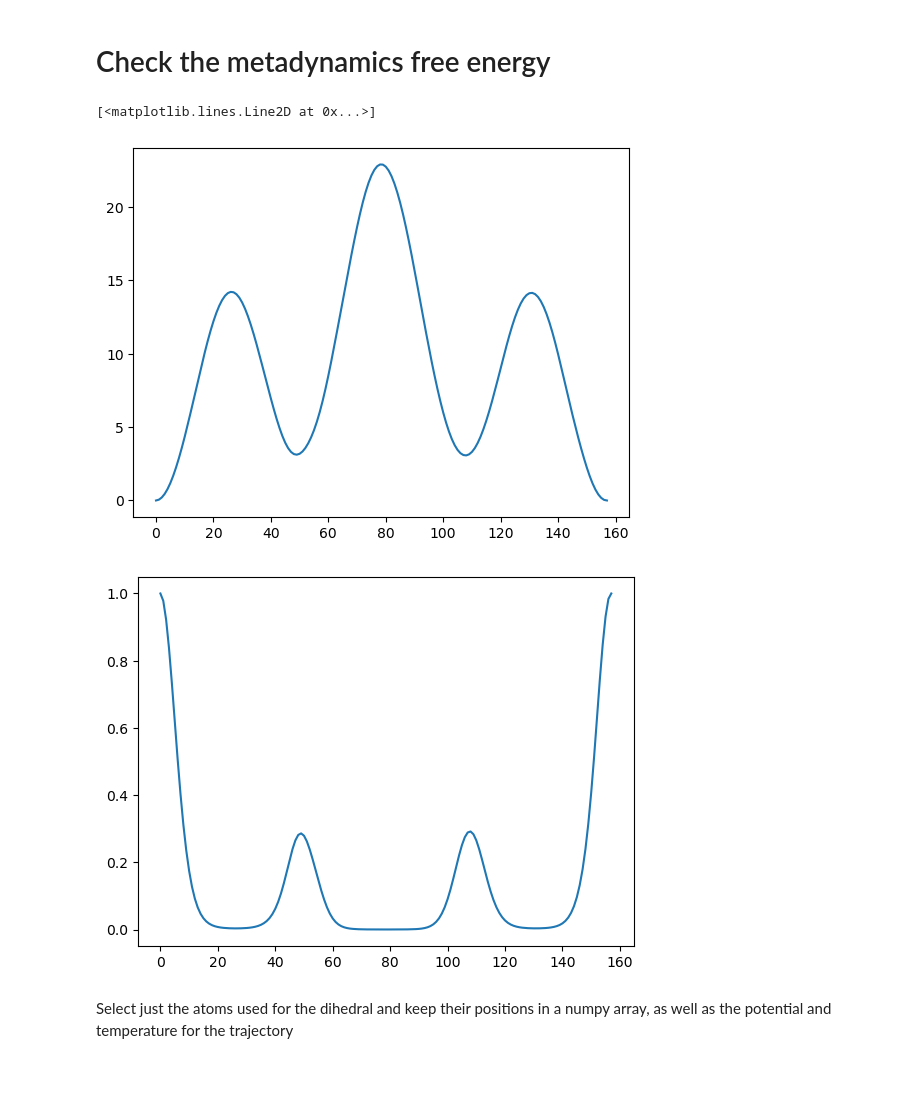
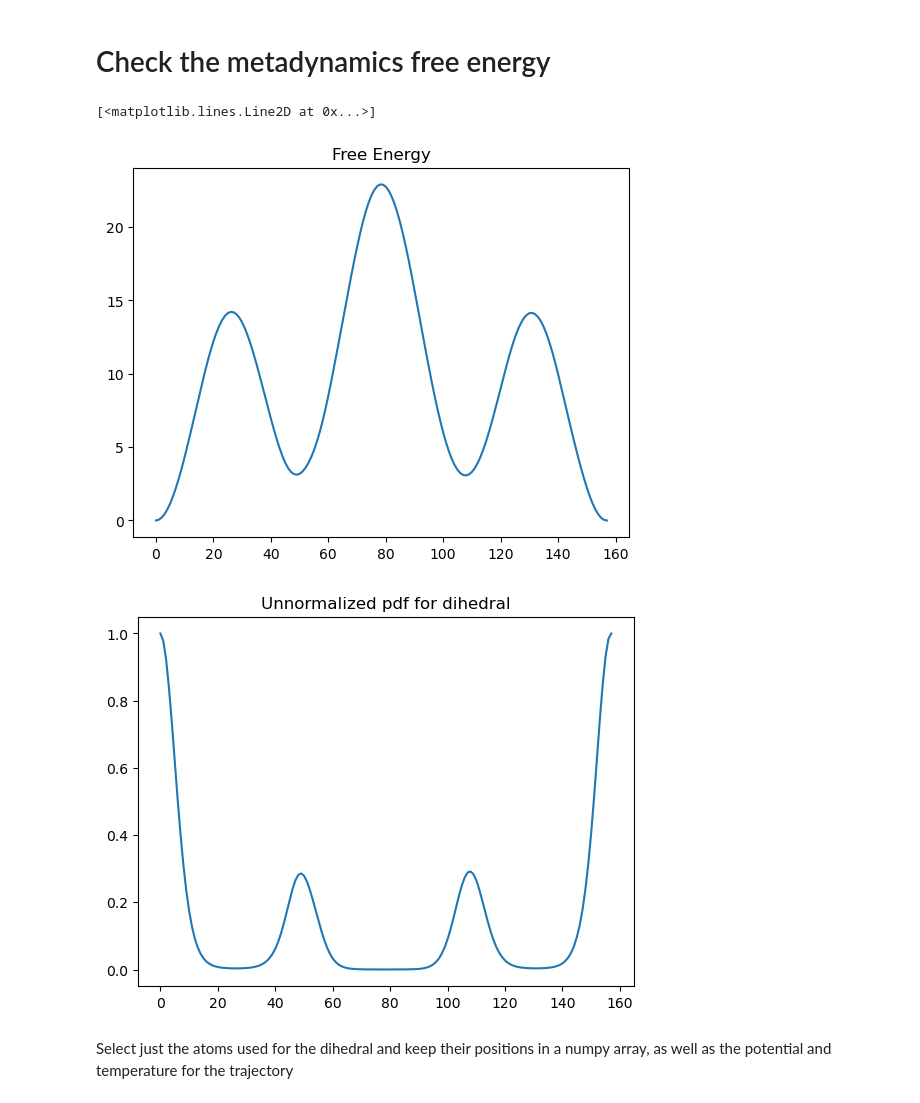
Before and after one commit to aevans1/butane, a Jupyter notebook: script/butane_openmm_metadynamics_alternate.ipynb, the cells around one changed output. Drawn from its saved outputs; the diff is of its cells as text; code cells hidden in the pictures; blank space fills up the shorter version.

Commit message:
small fix for plots

```diff
--- a/script/butane_openmm_metadynamics_alternate.ipynb
+++ b/script/butane_openmm_metadynamics_alternate.ipynb
@@ -180,16 +162,18 @@ _ = plt.hist(dihedrals, bins=50, density=True)
 # %%
 free_energy = np.load(my_free_energy)["free_energy"]
 free_energy = free_energy - np.min(free_energy)
 
 plt.figure()
+plt.title("Free Energy")
 plt.plot(free_energy)
 
 plt.figure()
+plt.title("Unnormalized pdf for dihedral")
 plt.plot(np.exp(-free_energy/kbT))
 # %% [output]
 [<matplotlib.lines.Line2D at 0x...>]
-[figure, old version]
+[figure, new version]
-[figure, old version]
+[figure, new version]
 # %% [markdown]
 Select just the atoms used for the dihedral and keep their positions in a numpy array, as well as the potential and temperature for the trajectory
 # %%
```
Also changed, not shown: parts of 1 cell of this notebook, 2 other files.
